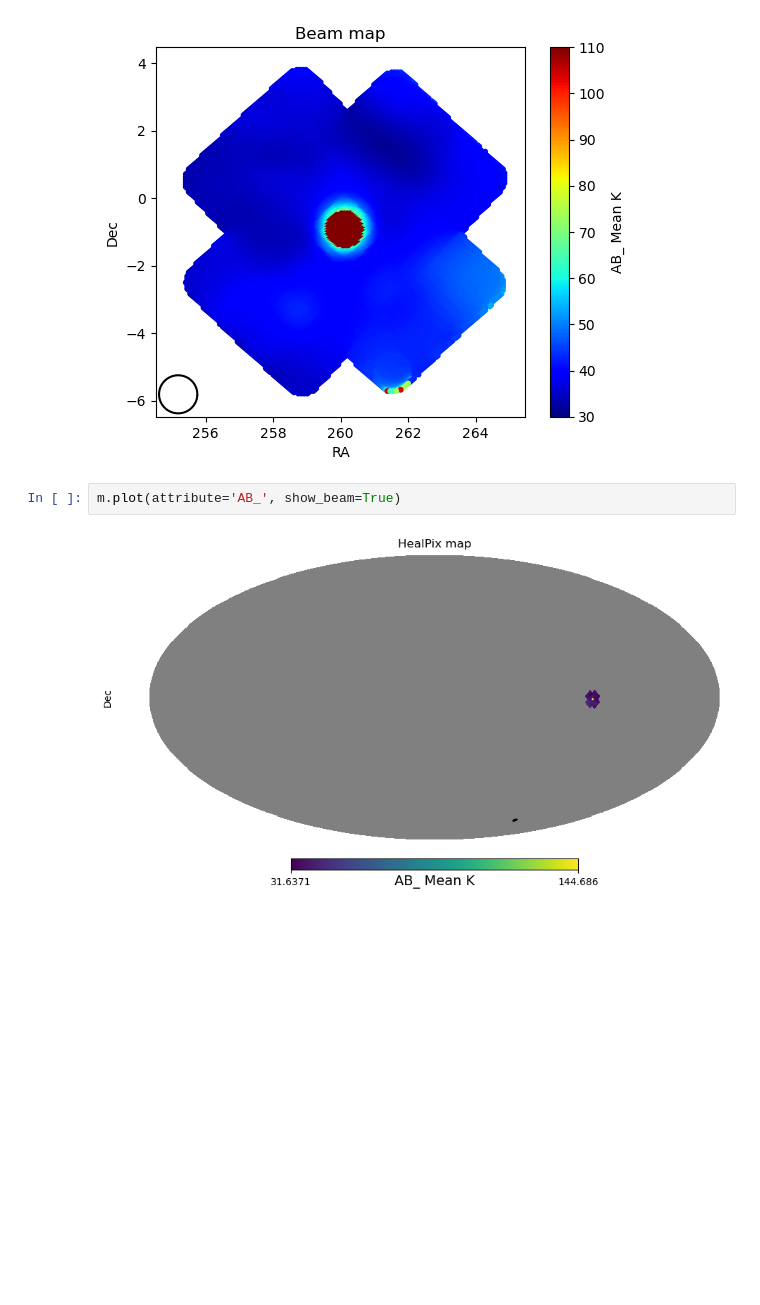
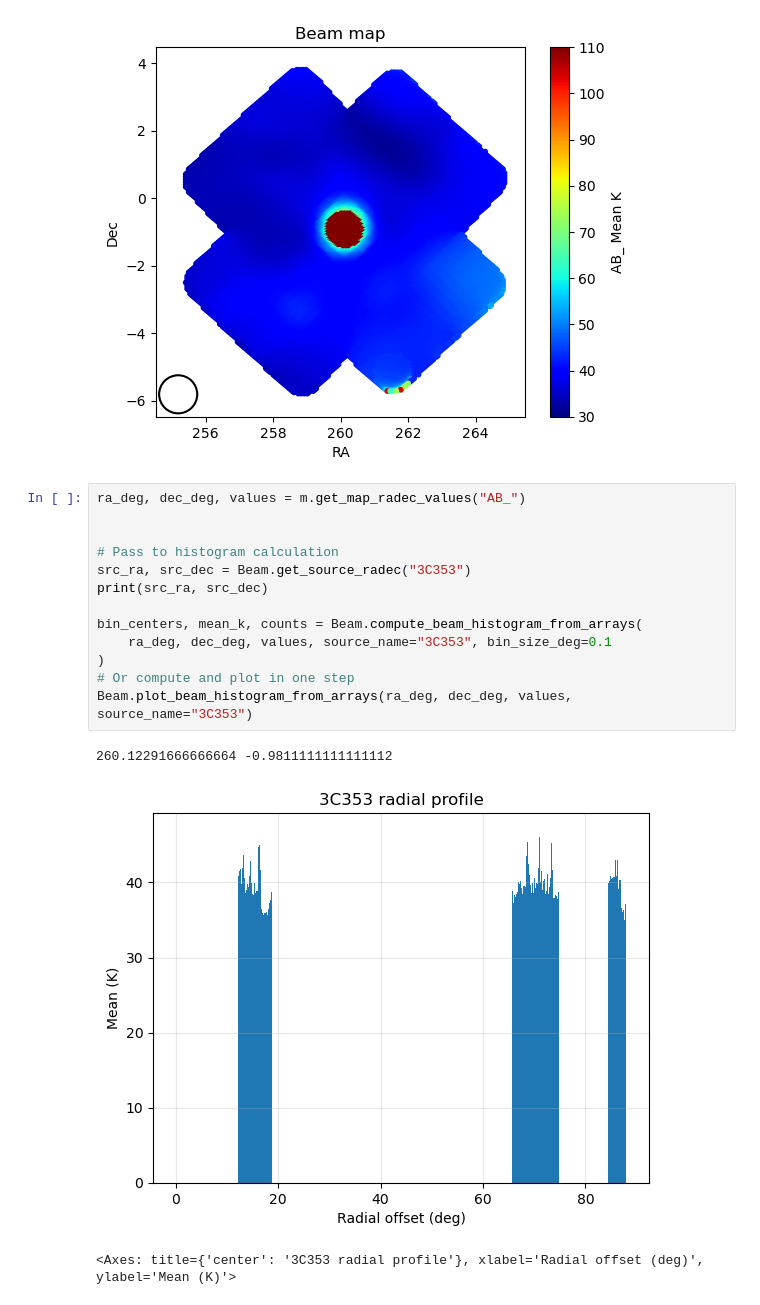
Before and after one commit to akvydula/skymap, a Jupyter notebook: notebooks/pointing_data_tests.ipynb, the cells around one changed output. Drawn from its saved outputs; the diff is of its cells as text; blank space fills up the shorter version.

```diff
--- a/notebooks/pointing_data_tests.ipynb
+++ b/notebooks/pointing_data_tests.ipynb
@@ -121,7 +122,20 @@ attribute ='AB_', clim=(30, 110), cmap ='jet',
 title='Beam map', ra_dec_map=True)
 # %% [output]
 [figure]
-# %%
-m.plot(attribute='AB_', show_beam=True)
-# %% [output]
-[figure, removed]
+# %%
+ra_deg, dec_deg, values = m.get_map_radec_values("AB_")
+
+
+# Pass to histogram calculation
+src_ra, src_dec = Beam.get_source_radec("3C353")
+print(src_ra, src_dec)
+
+bin_centers, mean_k, counts = Beam.compute_beam_histogram_from_arrays(
+    ra_deg, dec_deg, values, source_name="3C353", bin_size_deg=0.1
+)
+# Or compute and plot in one step
+Beam.plot_beam_histogram_from_arrays(ra_deg, dec_deg, values, source_name="3C353")
+# %% [output]
+260.12291666666664 -0.9811111111111112
+[figure, added]
+<Axes: title={'center': '3C353 radial profile'}, xlabel='Radial offset (deg)', ylabel='Mean (K)'>
```
Also changed, not shown: parts of 2 cells of this notebook, 4 other files.
